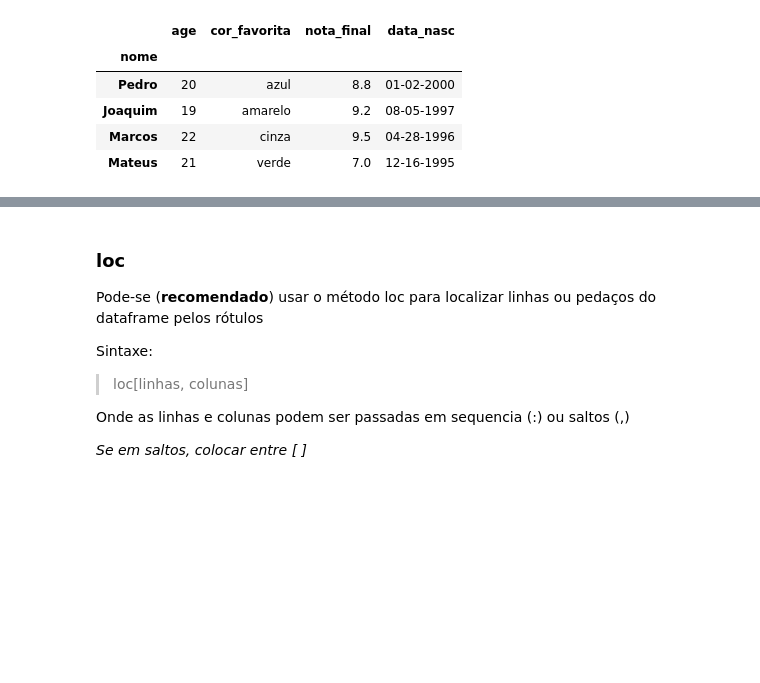
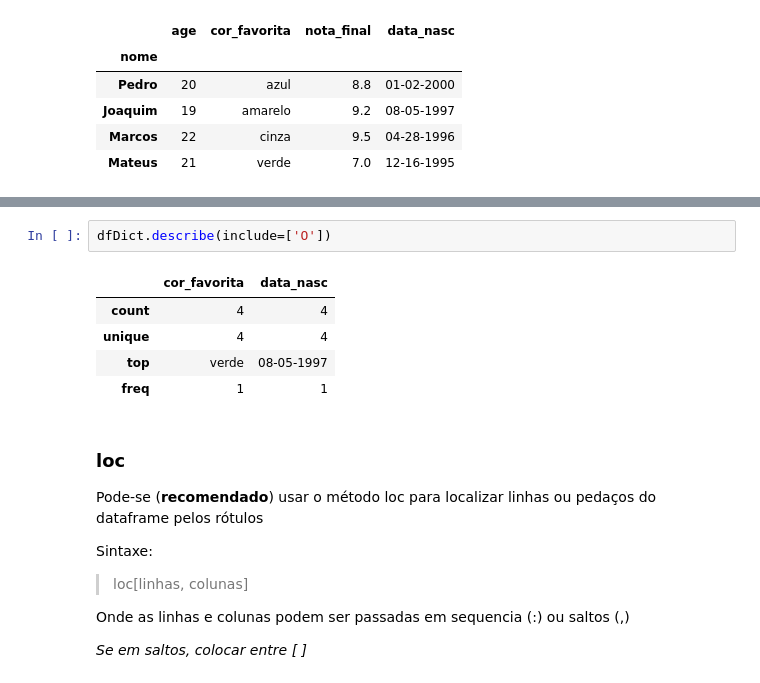
Before and after one commit to lauraemmanuella/IntroducaoPython, a Jupyter notebook: 9_Pandas.ipynb, the cells around one changed output, grey strips where cells are left out. Drawn from its saved outputs; the diff is of its cells as text; blank space fills up the shorter version.

```diff
--- a/9_Pandas.ipynb
+++ b/9_Pandas.ipynb
@@ -198,3 +217,11 @@ dfDict
+# %%
+dfDict.describe(include=['O'])
+# %% [output]
+|  | cor_favorita | data_nasc |
+| count | 4 | 4 |
+| unique | 4 | 4 |
+| top | verde | 08-05-1997 |
+| freq | 1 | 1 |
 # %% [markdown]
 ### loc
 
```
Also changed, not shown: parts of 4 cells of this notebook.
